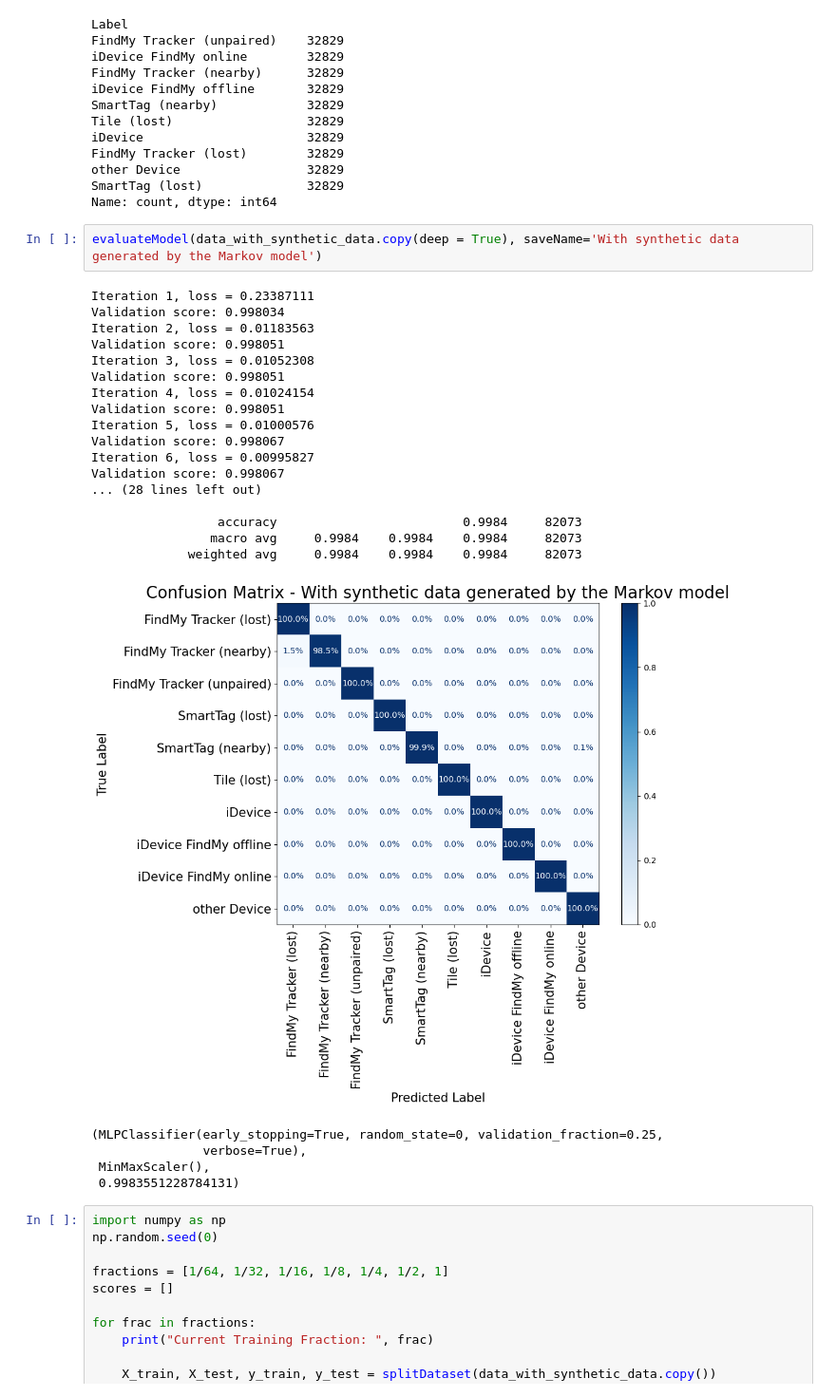
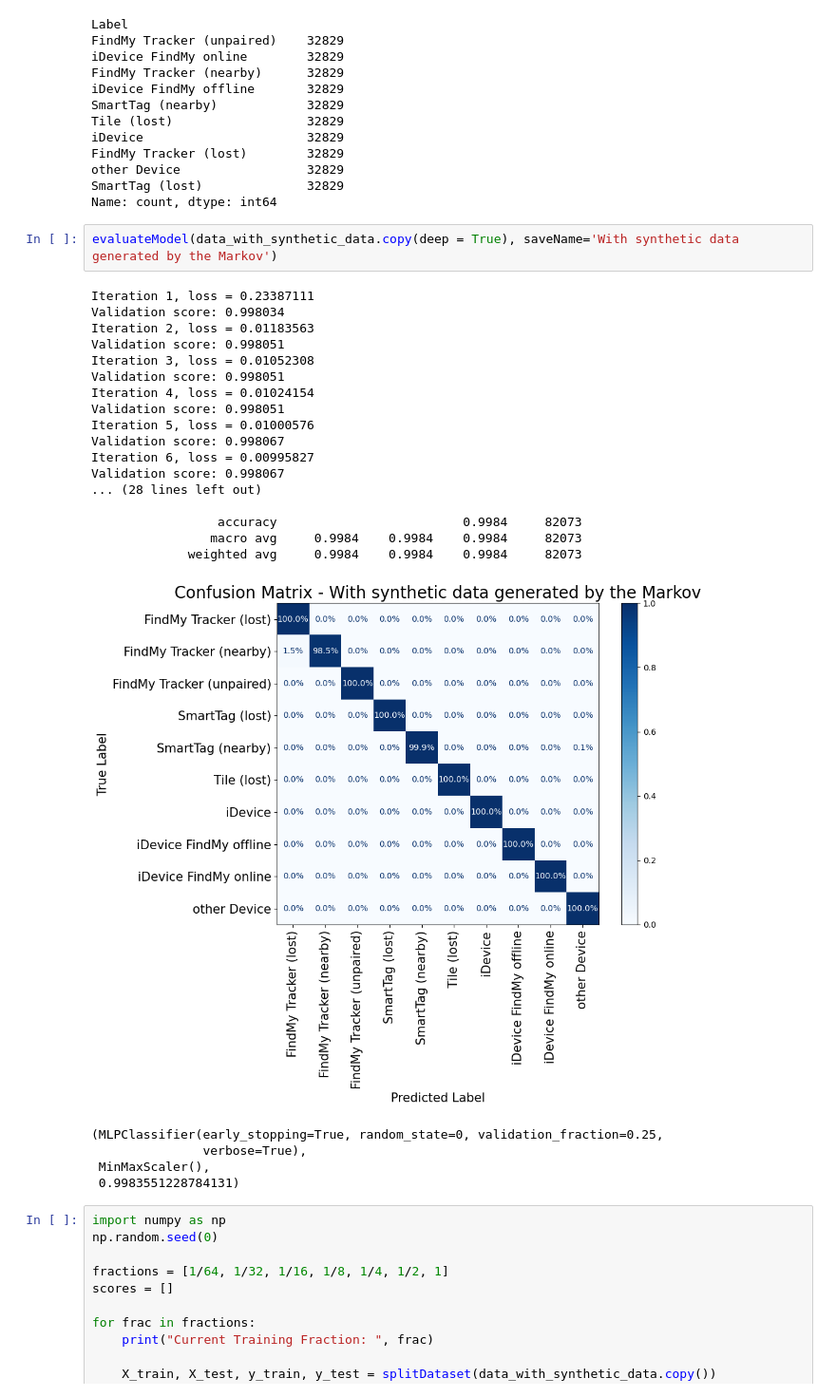
Before and after one commit to keyyke/master_thesis, a Jupyter notebook: markov_model/modeling_with_synthetic_data_markov.ipynb, the cells around one changed output. Shown: that part at 95% size. Cells and saved outputs as stored; diff of their text form.

Commit message:
change the model name

```diff
--- a/markov_model/modeling_with_synthetic_data_markov.ipynb
+++ b/markov_model/modeling_with_synthetic_data_markov.ipynb
@@ -331,26 +331,26 @@ other Device                 32829
 SmartTag (lost)              32829
 Name: count, dtype: int64
 # %%
-evaluateModel(data_with_synthetic_data.copy(deep = True), saveName='With synthetic data generated by the Markov model')
+evaluateModel(data_with_synthetic_data.copy(deep = True), saveName='With synthetic data generated by the Markov')
 # %% [output]
 Iteration 1, loss = 0.23387111
 Validation score: 0.998034
 Iteration 2, loss = 0.01183563
 Validation score: 0.998051
 Iteration 3, loss = 0.01052308
 Validation score: 0.998051
 Iteration 4, loss = 0.01024154
 Validation score: 0.998051
 Iteration 5, loss = 0.01000576
 Validation score: 0.998067
 Iteration 6, loss = 0.00995827
 Validation score: 0.998067
 ... (28 lines left out)
 
                  accuracy                         0.9984     82073
                 macro avg     0.9984    0.9984    0.9984     82073
              weighted avg     0.9984    0.9984    0.9984     82073
-[figure, old version]
+[figure, new version]
 (MLPClassifier(early_stopping=True, random_state=0, validation_fraction=0.25,
                verbose=True),
  MinMaxScaler(),
```
